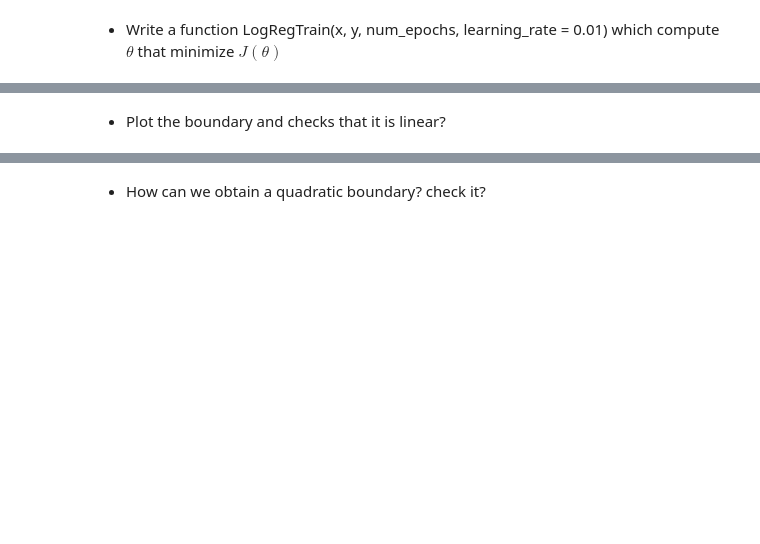
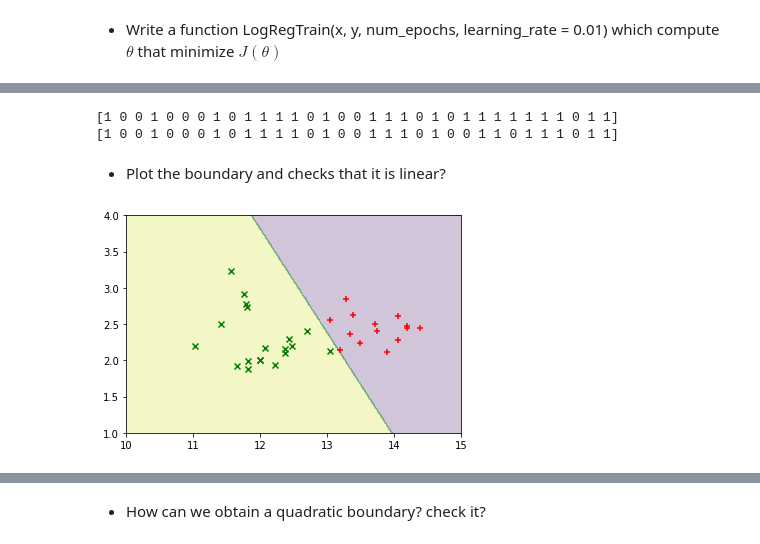
Before and after one commit to wint3ria/discriminative-methods, a Jupyter notebook: TP03/TP03.ipynb, the cells around one changed output, grey strips where cells are left out. Saved outputs shown, nothing was run; the diff lists cells and outputs as text; code cells hidden in the pictures; blank space fills up the shorter version.

```diff
--- a/TP03/TP03.ipynb
+++ b/TP03/TP03.ipynb
@@ -124,0 +132,2 @@ print(W)
+# %%
+W = LogRegTrain(Xtrain, ytrain, 50000)
@@ -125,2 +145,10 @@ print(W)
+# %%
+y_pred = logistic(W, np.c_[np.ones((Xtest.shape[0], 1)), Xtest])
+y_pred = np.array([int(y > 0.5) for y in y_pred])
+print(ytest)
+print(y_pred)
+# %% [output]
+[1 0 0 1 0 0 0 1 0 1 1 1 1 0 1 0 0 1 1 1 0 1 0 1 1 1 1 1 1 1 0 1 1]
+[1 0 0 1 0 0 0 1 0 1 1 1 1 0 1 0 0 1 1 1 0 1 0 0 1 1 0 1 1 1 0 1 1]
 # %% [markdown]
 - Plot the boundary and checks that it is linear?
@@ -158,0 +155,20 @@ print('recall:', recall_score(ytest, predictions, average='macro'))
+# %%
+def prediction_map(predict_fun, xs=10, xe=15, xn=300, ys=0, ye=6, yn=300, transform=None):
+
+    x = np.linspace(xs, xe, xn)
+    y = np.linspace(ys, ye, yn)
+    inp = np.array(np.meshgrid(x, y)).T.reshape(-1, 2)
+    if transform:
+        inp = transform(inp)
+    inp = np.c_[np.ones((inp.shape[0], 1)), inp]
+    z = predict_fun(inp).reshape(300, 300).T
+
+    return x, y, z
+# %%
+predict_fun = lambda X: logistic(W, X) > 0.5
+x, y, z = prediction_map(predict_fun, ys=1, ye=4)
+# %%
+plt.contourf(x, y, z, alpha=0.25)
+plot_points(Xtest, y_pred)
+# %% [output]
+[figure, added]
```
Also changed, not shown: parts of 59 cells of this notebook.
